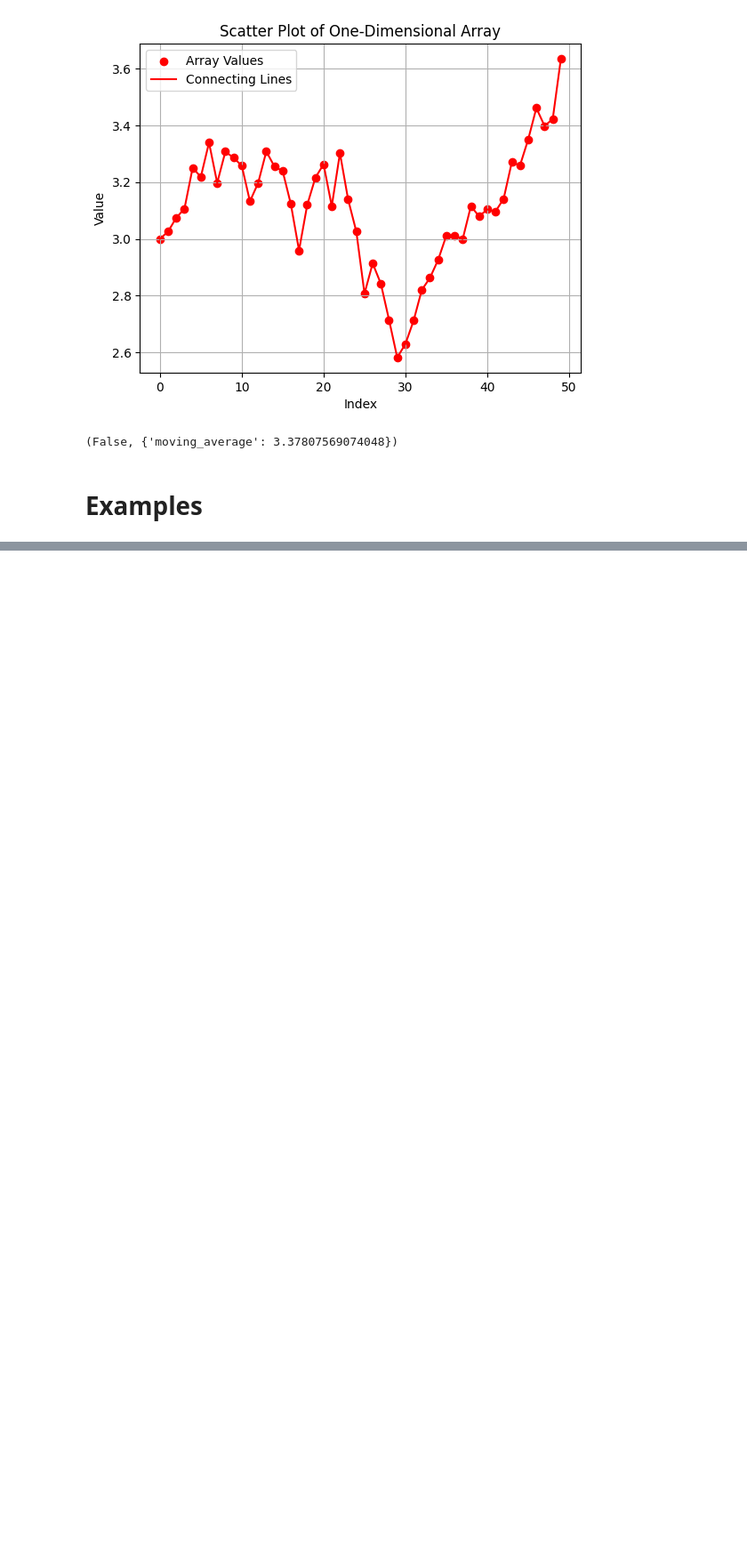
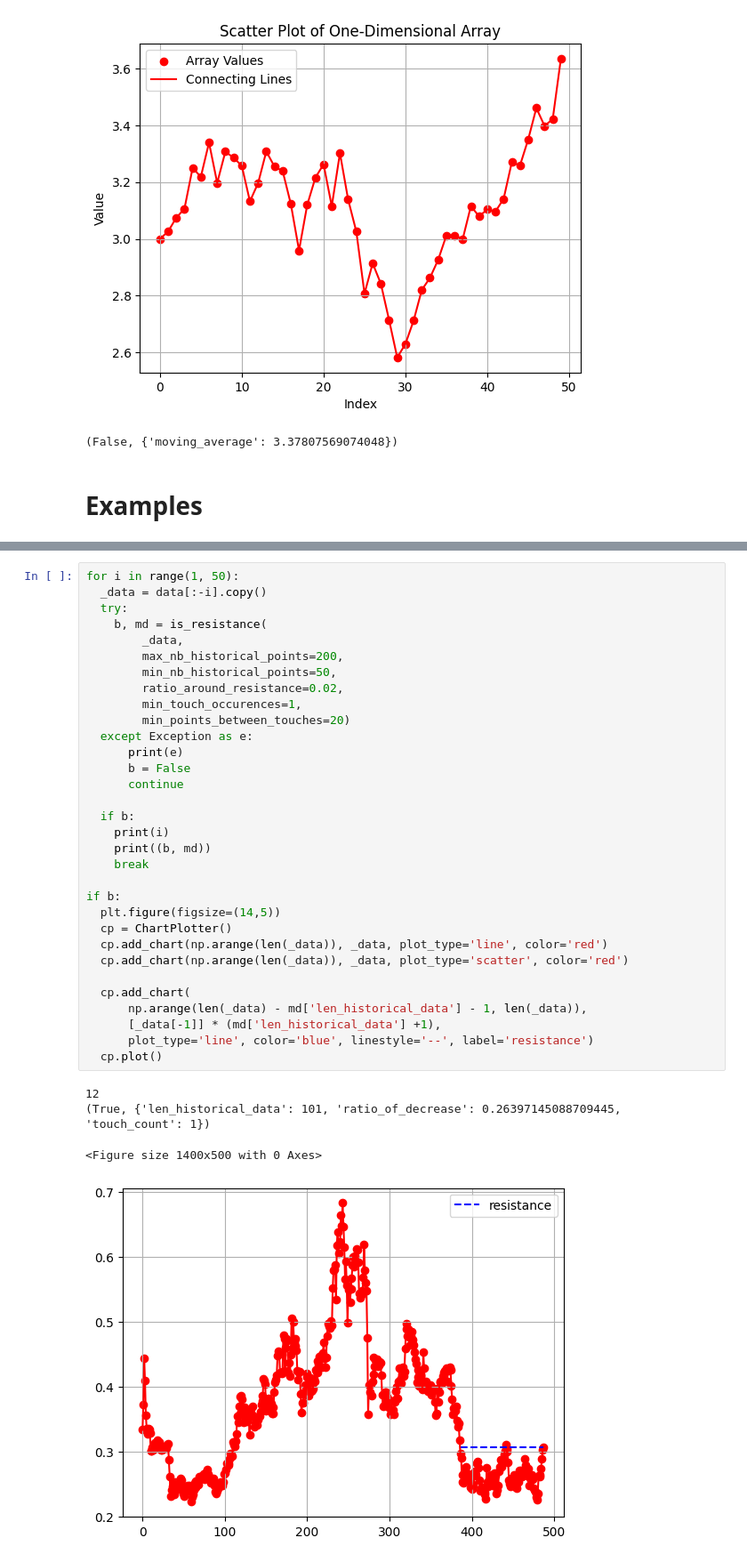
Before and after one commit to nicolaspro1234/trading_auto, a Jupyter notebook: trading.ipynb, the cells around one changed output, grey strips where cells are left out. Shown at 89% size. Cells and saved outputs as stored; diff of their text form; blank space fills up the shorter version.

```diff
--- a/trading.ipynb
+++ b/trading.ipynb
@@ -526,0 +537,37 @@ is_above_k_times_previous_average(data=values, k=2, N_previous_points=5)
+# %%
+for i in range(1, 50):
+  _data = data[:-i].copy()
+  try:
+    b, md = is_resistance(
+        _data,
+        max_nb_historical_points=200,
+        min_nb_historical_points=50,
+        ratio_around_resistance=0.02,
+        min_touch_occurences=1,
+        min_points_between_touches=20)
+  except Exception as e:
+      print(e)
+      b = False
+      continue
+
+  if b:
+    print(i)
+    print((b, md))
+    break
+
+if b:
+  plt.figure(figsize=(14,5))
+  cp = ChartPlotter()
+  cp.add_chart(np.arange(len(_data)), _data, plot_type='line', color='red')
+  cp.add_chart(np.arange(len(_data)), _data, plot_type='scatter', color='red')
+
+  cp.add_chart(
+      np.arange(len(_data) - md['len_historical_data'] - 1, len(_data)),
+      [_data[-1]] * (md['len_historical_data'] +1),
+      plot_type='line', color='blue', linestyle='--', label='resistance')
+  cp.plot()
+# %% [output]
+12
+(True, {'len_historical_data': 101, 'ratio_of_decrease': 0.26397145088709445, 'touch_count': 1})
+<Figure size 1400x500 with 0 Axes>
+[figure, added]
```
Also changed, not shown: parts of 5 cells of this notebook.
